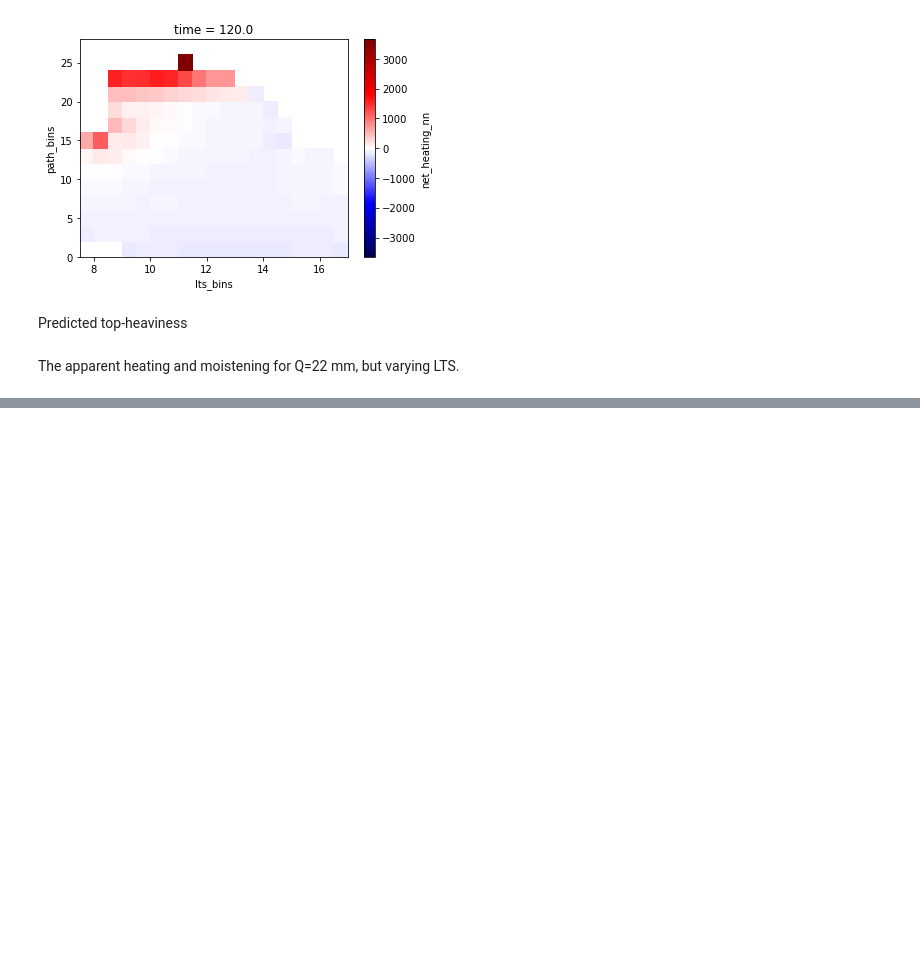
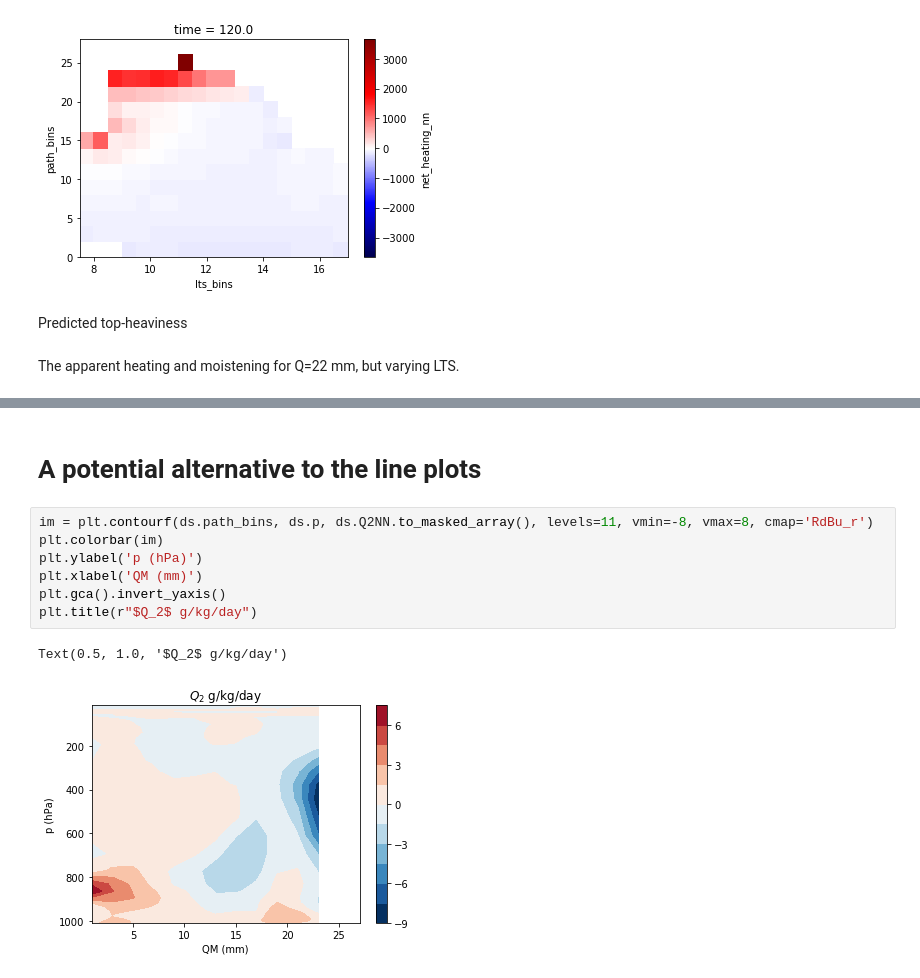
Before and after one commit to nbren12/uwnet, a Jupyter notebook: paper.ipynb, the cells around one changed output, grey strips where cells are left out. Saved outputs shown, nothing was run; the diff lists cells and outputs as text; blank space fills up the shorter version.

```diff
--- a/paper.ipynb
+++ b/paper.ipynb
@@ -88,0 +95,12 @@ chart
+# %% [markdown]
+# A potential alternative to the line plots
+# %%
+im = plt.contourf(ds.path_bins, ds.p, ds.Q2NN.to_masked_array(), levels=11, vmin=-8, vmax=8, cmap='RdBu_r')
+plt.colorbar(im)
+plt.ylabel('p (hPa)')
+plt.xlabel('QM (mm)')
+plt.gca().invert_yaxis()
+plt.title(r"$Q_2$ g/kg/day")
+# %% [output]
+Text(0.5, 1.0, '$Q_2$ g/kg/day')
+[figure, added]
```
Also changed, not shown: parts of 5 cells of this notebook, 6 other files.
